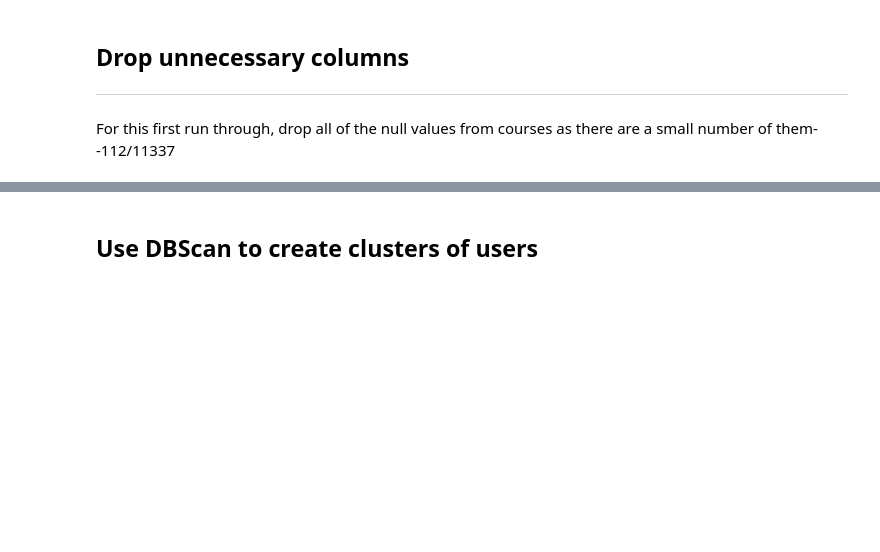
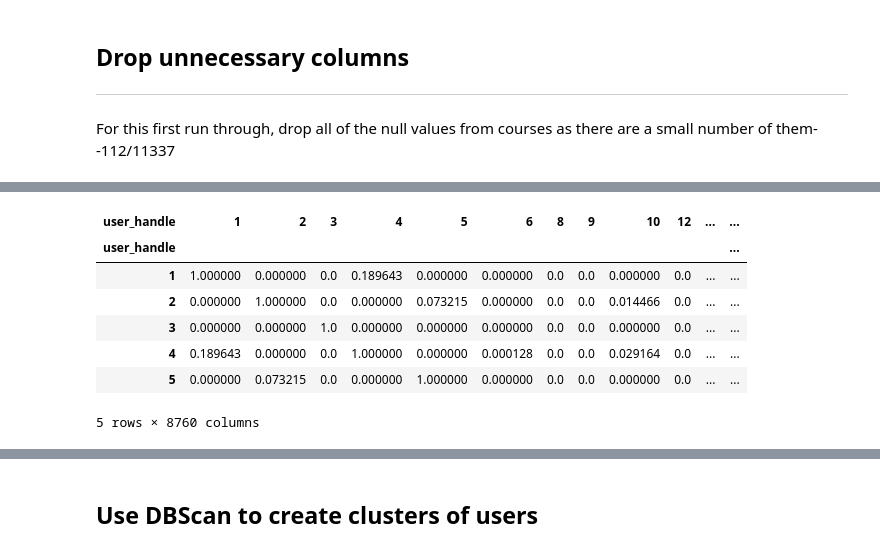
Before and after one commit to MattPat1981/users_api, a Jupyter notebook: code/QuickAndDirtyModel.ipynb, the cells around one changed output, grey strips where cells are left out. Saved outputs shown, nothing was run; the diff lists cells and outputs as text; code cells hidden in the pictures; blank space fills up the shorter version.

```diff
--- a/code/QuickAndDirtyModel.ipynb
+++ b/code/QuickAndDirtyModel.ipynb
@@ -552,0 +97,2 @@ AttributeError: 'SparseArray' object has no attribute 'reshape'
+# %%
+sparse_pivot=sparse.csr_matrix(pivot.fillna(0))
@@ -552,0 +136,12 @@ AttributeError: 'SparseArray' object has no attribute 'reshape'
+# %%
+sims_df = pd.DataFrame(sims, columns=pivot.index, index=pivot.index)
+sims_df.head()
+# %% [output]
+| user_handle | 1 | 2 | 3 | 4 | 5 | 6 | 8 | 9 | 10 | 12 | ... | ... |
+| user_handle |  |  |  |  |  |  |  |  |  |  |  | ... |
+| 1 | 1.000000 | 0.000000 | 0.0 | 0.189643 | 0.000000 | 0.000000 | 0.0 | 0.0 | 0.000000 | 0.0 | ... | ... |
+| 2 | 0.000000 | 1.000000 | 0.0 | 0.000000 | 0.073215 | 0.000000 | 0.0 | 0.0 | 0.014466 | 0.0 | ... | ... |
+| 3 | 0.000000 | 0.000000 | 1.0 | 0.000000 | 0.000000 | 0.000000 | 0.0 | 0.0 | 0.000000 | 0.0 | ... | ... |
+| 4 | 0.189643 | 0.000000 | 0.0 | 1.000000 | 0.000000 | 0.000128 | 0.0 | 0.0 | 0.029164 | 0.0 | ... | ... |
+| 5 | 0.000000 | 0.073215 | 0.0 | 0.000000 | 1.000000 | 0.000000 | 0.0 | 0.0 | 0.000000 | 0.0 | ... | ... |
+5 rows × 8760 columns
```
Also changed, not shown: parts of 96 cells of this notebook, 1 other file.
